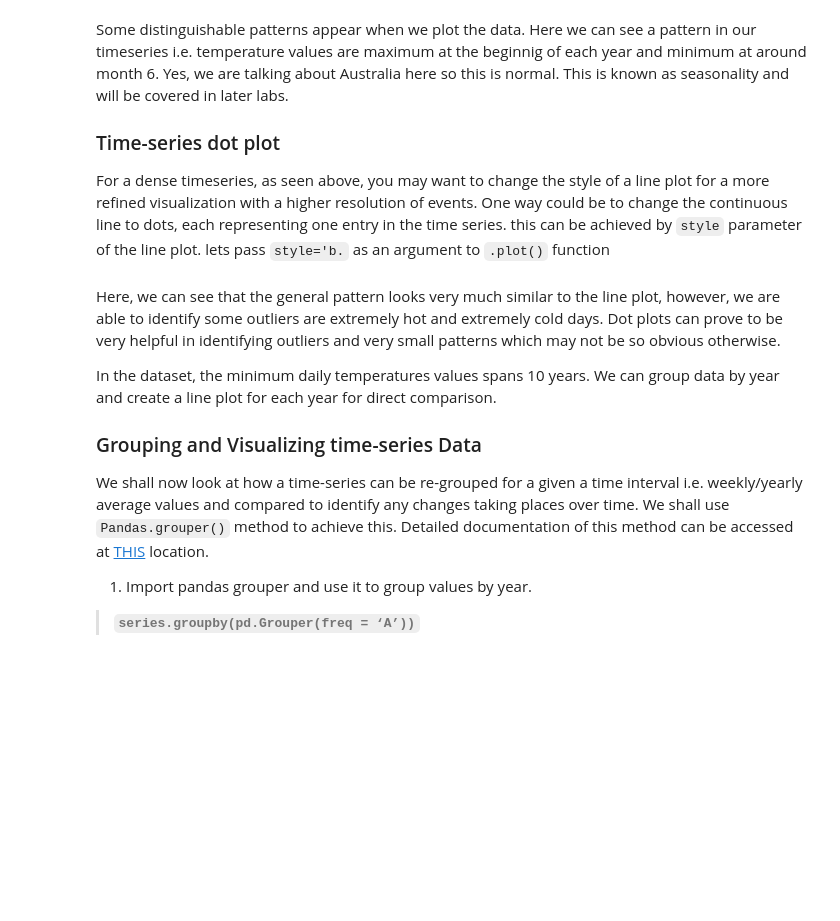
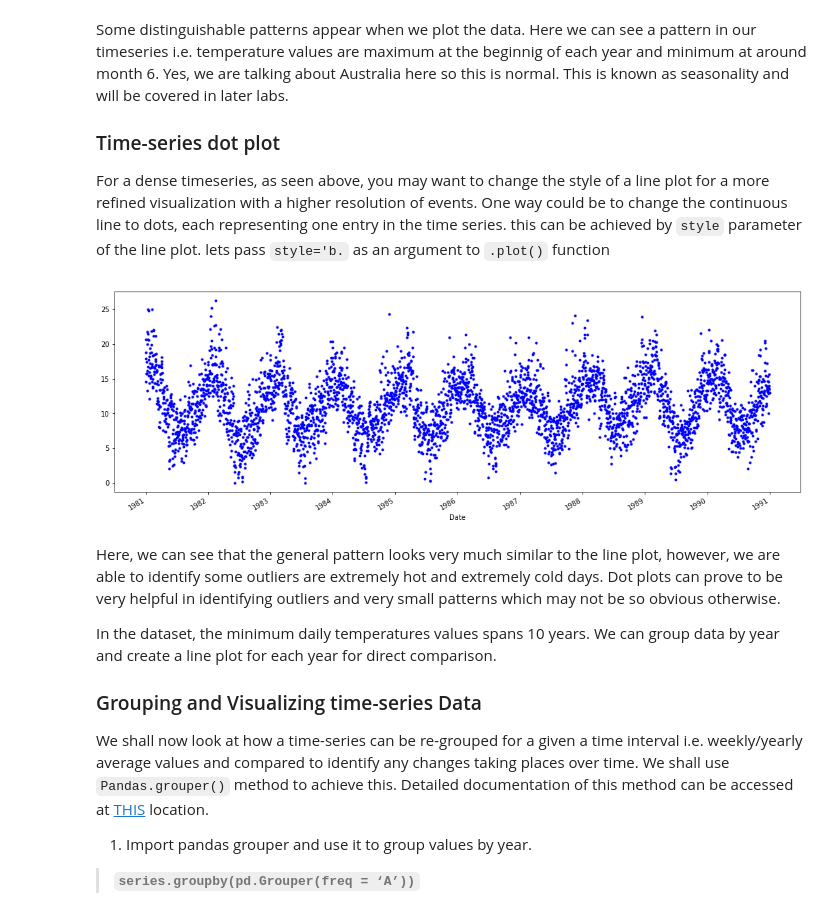
Before and after one commit to learn-co-students/ds-ts-visualize_ts-nyc-career-ds-062518, a Jupyter notebook: index.ipynb, the cells around one changed output. Cells and saved outputs as stored; diff of their text form; code cells hidden in the pictures; blank space fills up the shorter version.

```diff
--- a/index.ipynb
+++ b/index.ipynb
@@ -63,6 +84,9 @@ Some distinguishable patterns appear when we plot the data. Here we can see a pa
 For a dense timeseries, as seen above, you may want to change the style of a line plot for a more refined visualization with a higher resolution of events. One way could be to change the continuous line to dots, each representing one entry in the time series. this can be achieved by `style` parameter of the line plot. lets pass `style='b.` as an argument to `.plot()` function
 # %%
 # Use dots instead on a continuous line and redraw the timeseries.
+temp.plot(figsize=(18,6),style='b.');
+# %% [output]
+[figure, added]
 # %% [markdown]
 Here, we can see that the general pattern looks very much similar to the line plot, however, we are able to identify some outliers are extremely hot and extremely cold days. Dot plots can prove to be very helpful in identifying outliers and very small patterns which may not be so obvious otherwise.
 
```
Also changed, not shown: parts of 11 cells of this notebook.
